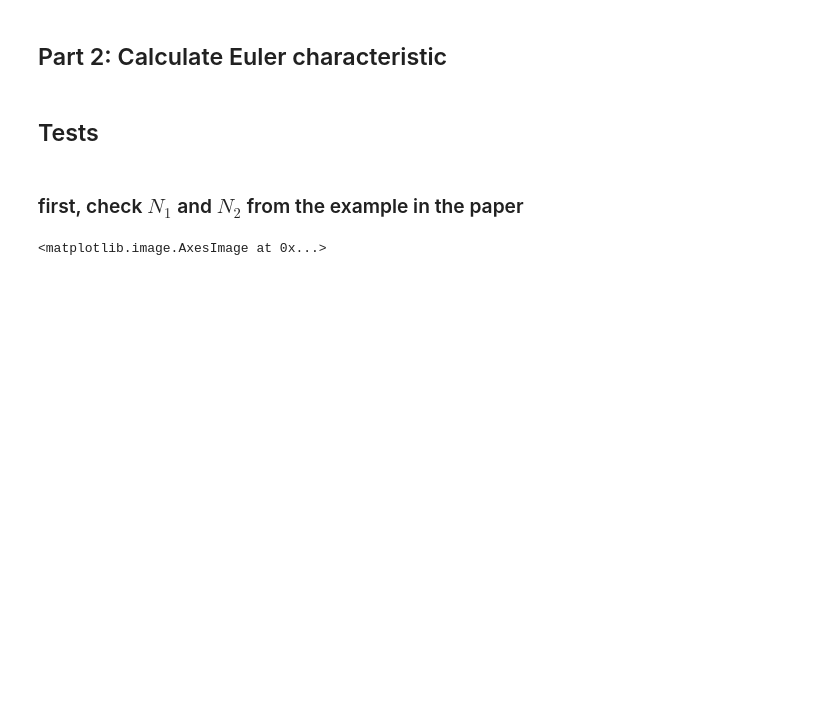
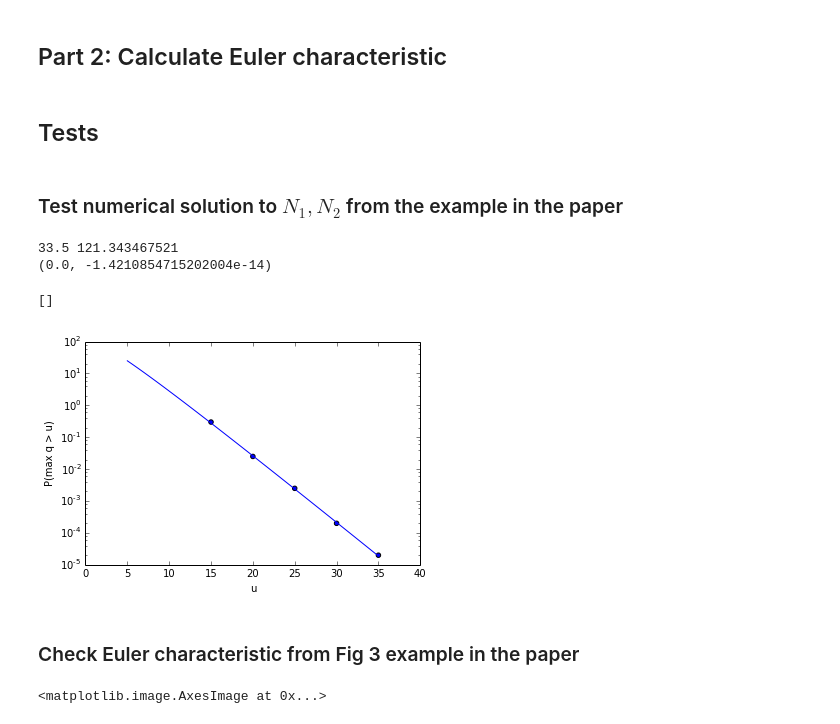
Before and after one commit to cranmer/play, a Jupyter notebook: misc/LookElsewhereEffect_2d.ipynb, the cells around one changed output. Cells and saved outputs as stored; diff of their text form; code cells hidden in the pictures; blank space fills up the shorter version.

```diff
--- a/misc/LookElsewhereEffect_2d.ipynb
+++ b/misc/LookElsewhereEffect_2d.ipynb
@@ -47,6 +47,6 @@ Populating the interactive namespace from numpy and matplotlib
 def expectedEuler(u, n1, n2):
     return chi2.cdf(u, 1) + np.exp(-u/2)*(n1+n2*np.sqrt(u))
 # %%
-def equations(p,obs1, obs2,u1, u2):
+def equations(p,exp_phi_1, exp_phi_2,u1, u2):
     n1,n2 = p
-    return (obs1-expectedEuler(u1,n1,n2), obs2-expectedEuler(u2,n1,n2))
+    return (exp_phi_1-expectedEuler(u1,n1,n2), exp_phi_2-expectedEuler(u2,n1,n2))
@@ -64,3 +65,6 @@ print equations((n1,n2),33.5, 94.6, 0., 1.)
+# %%
+def global_pvalue(u,n1,n2):
+    return expectedEuler(u,n1,n2)-1.
 # %% [markdown]
 ## Part 2: Calculate Euler characteristic
 # %%
@@ -81,7 +85,36 @@ def calculateEulerCharacteristic(a):
 # %% [markdown]
 ## Tests
 # %% [markdown]
-### first, check $N_1$ and $N_2$ from the example in the paper
+### Test numerical solution to $N_1, N_2$  from the example in the paper
+# %%
+# An example from the paper
+n1, n2 = fsolve(equations, (1,1), args=(33.5, 94.6, 0., 1.))
+
+print n1, n2
+
+print equations((n1,n2),33.5, 94.6, 0., 1.)
+#small difference wrt the paper, where n2 = 123
+# %% [output]
+33.5 121.343467521
+(0.0, -1.4210854715202004e-14)
+# %%
+# reproduce Fig 5 from paper (the markers are read by eye)
+u = np.linspace(5,35,100)
+global_p = global_pvalue(u,n1,n2)
+plt.plot(u, global_p)
+plt.scatter(35,2.E-5) #from Fig5
+plt.scatter(30,2.E-4) #from Fig5
+plt.scatter(25,2.5E-3) #from Fig5
+plt.scatter(20,2.5E-2) #from Fig5
+plt.scatter(15,.3) #from Fig5
+plt.xlabel('u')
+plt.ylabel('P(max q > u)')
+plt.semilogy()
+# %% [output]
+[]
+[figure, added]
+# %% [markdown]
+### Check Euler characteristic from Fig 3 example in the paper
 # %%
 #create Fig 3 of http://arxiv.org/pdf/1105.4355v1.pdf
 a = np.zeros((7,7))
```
Also changed, not shown: parts of 3 cells of this notebook.
